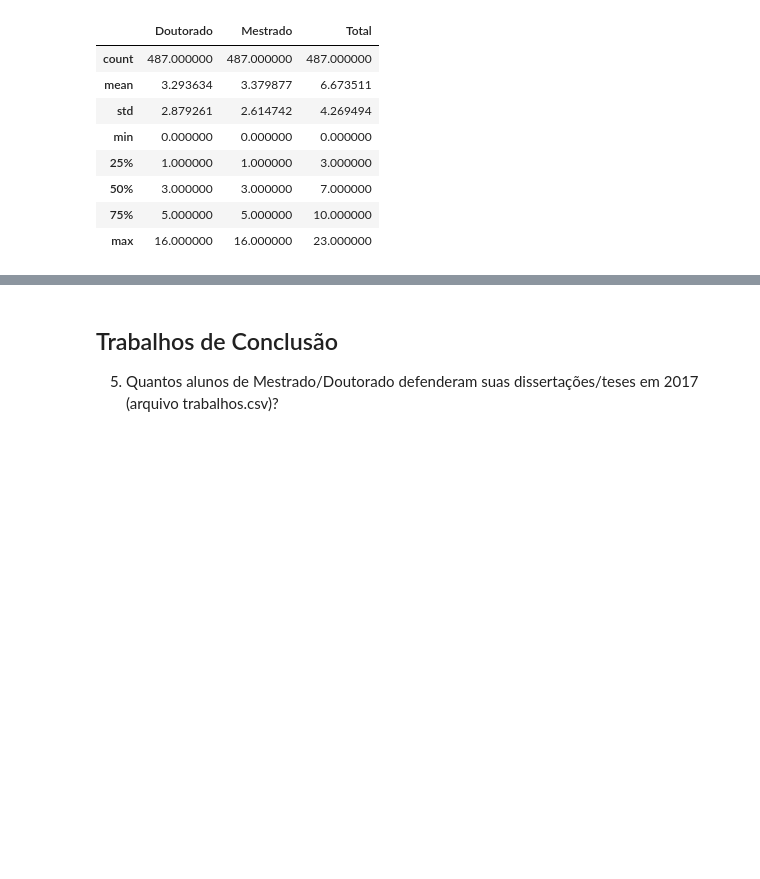
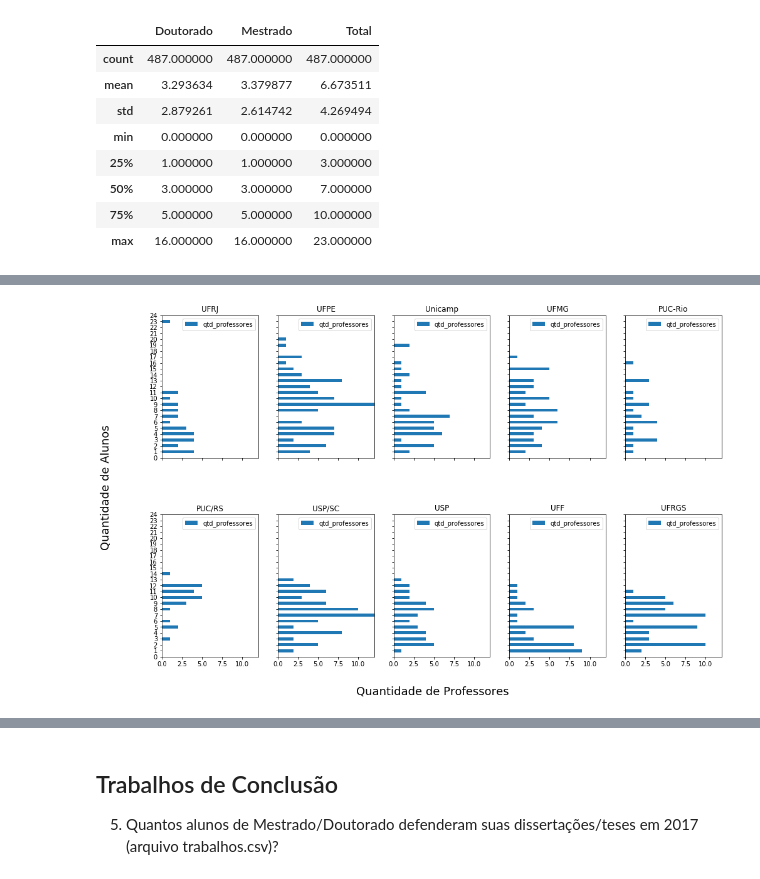
Before and after one commit to Pedalves/DataScience, a Jupyter notebook: CAPES/T1.1 Enunciado - Analise descritiva de dados de PG.ipynb, the cells around one changed output, grey strips where cells are left out. Saved outputs shown, nothing was run; the diff lists cells and outputs as text; code cells hidden in the pictures; blank space fills up the shorter version.

```diff
--- a/CAPES/T1.1 Enunciado - Analise descritiva de dados de PG.ipynb
+++ b/CAPES/T1.1 Enunciado - Analise descritiva de dados de PG.ipynb
@@ -466 +555,5 @@ docentes_alunos_table.describe()
+# %%
+multiPlotAlunosPorProfessor( docentes_alunos_table , 8 , 20 )
+# %% [output]
+[figure, added]
 # %%
```
Also changed, not shown: parts of 49 cells of this notebook.
